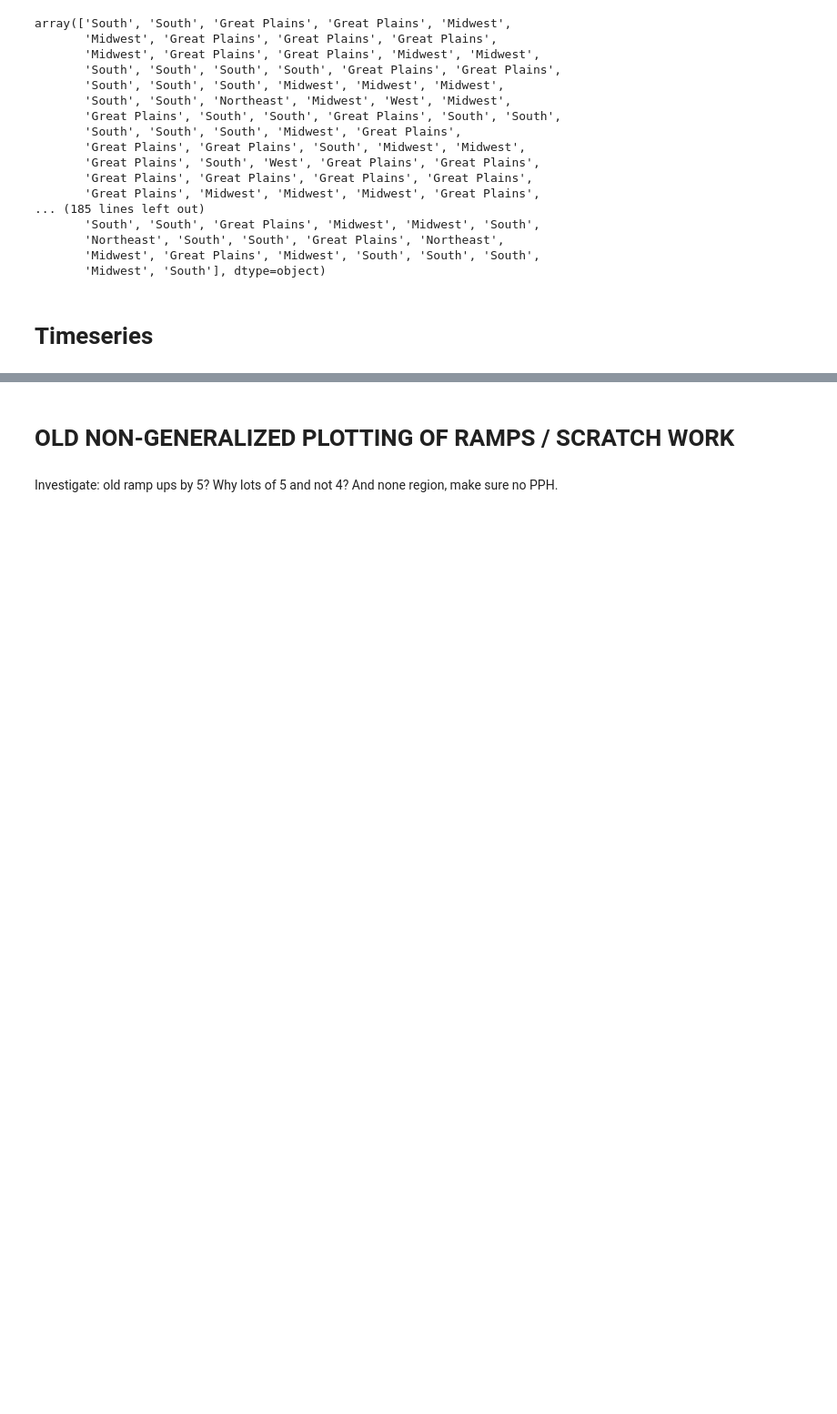
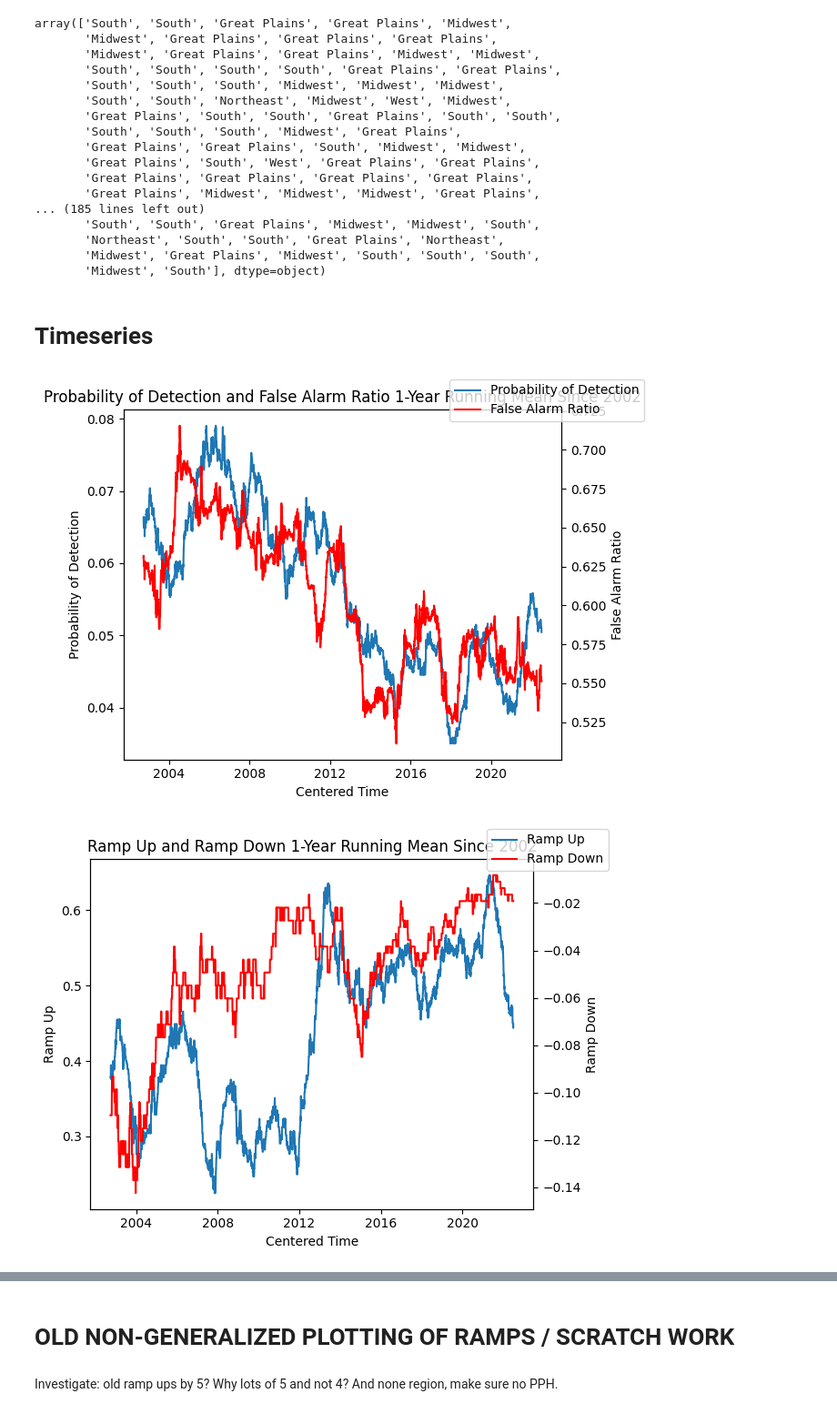
Before and after one commit to milesepstein13/severe-thunderstorm-analysis, a Jupyter notebook: explore_subsets.ipynb, the cells around one changed output, grey strips where cells are left out. Shown at 91% size. Drawn from its saved outputs; the diff is of its cells as text; code cells hidden in the pictures; blank space fills up the shorter version.

Commit message:
plotted timeseries of interest

```diff
--- a/explore_subsets.ipynb
+++ b/explore_subsets.ipynb
@@ -372,6 +372,3 @@ array(['South', 'South', 'Great Plains', 'Great Plains', 'Midwest',
        'Midwest', 'South'], dtype=object)
 # %% [markdown]
 # Timeseries
-# %%
-vars_of_interest = ['POD_NUM', 'FAR_NUM']
-var_names = ['POD', 'FAR']
@@ -377,0 +424,20 @@ var_names = ['POD', 'FAR']
+# %%
+var_lists_2 = [['POD_NUM', 'FAR_NUM'],
+             ['RAMP_UP', 'RAMP_DOWN'],
+             ['FAR_NUM', 'FART_NUM'],
+             ['POD_W_NUM', 'FAR_W_NUM'],
+             ['POD_H_NUM', 'FAR_H_NUM'],
+             ['POD_T_NUM', 'FAR_T_NUM']]
+
+name_lists_2 = [['Probability of Detection', 'False Alarm Ratio'],
+             ['Ramp Up', 'Ramp Down'],
+             ['False Alarm Ratio', 'False Alarm Rate'],
+             ['Wind POD', 'Wind FAR'],
+             ['Hail POD', 'Hail FAR'],
+             ['Tornado POD', 'Tornado FAR']]
+
+for var, names in zip(var_lists_2, name_lists_2):
+    plot_timeseries_2(pph, var, names)
+# %% [output]
+[figure, added]
+[figure, added]
```
Also changed, not shown: parts of 6 cells of this notebook, 13 other files.
